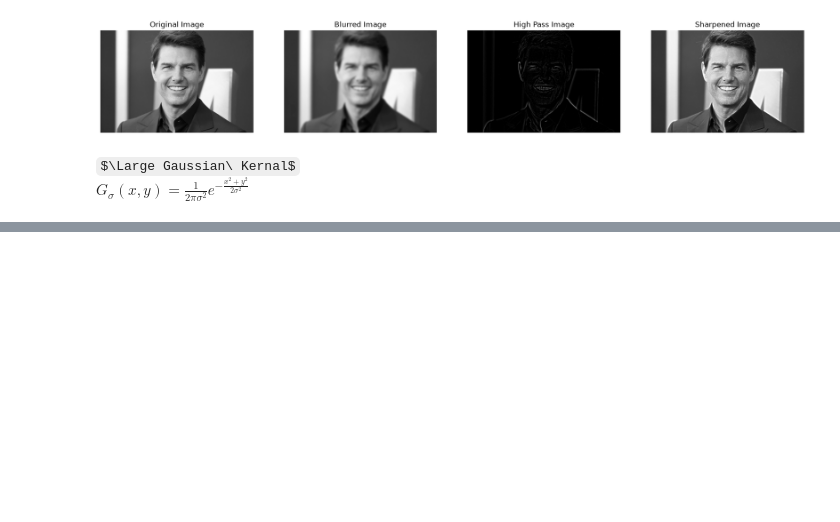
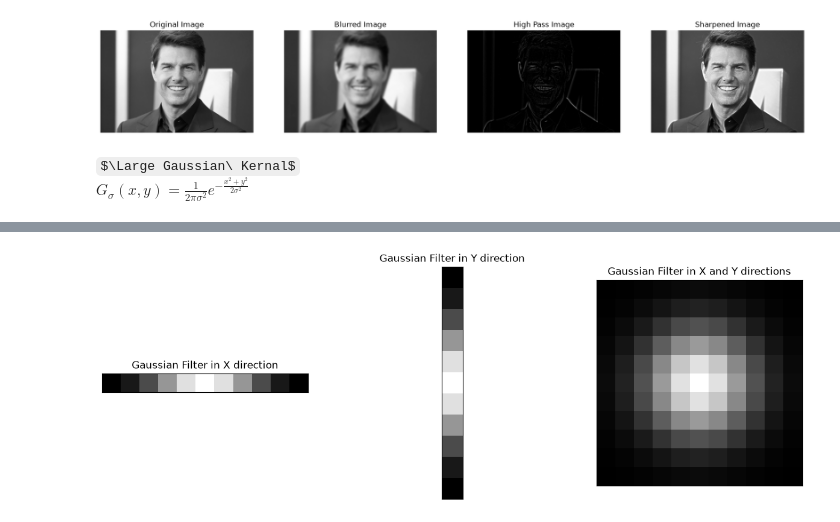
Before and after one commit to codingNR29/Image-processing, a Jupyter notebook: 03 Spatial Filtering.ipynb, the cells around one changed output, grey strips where cells are left out. Saved outputs shown, nothing was run; the diff lists cells and outputs as text; code cells hidden in the pictures; some formulas as TeX source; blank space fills up the shorter version.

Commit message:
Implementing gaussian from 1D vectors

```diff
--- a/03 Spatial Filtering.ipynb
+++ b/03 Spatial Filtering.ipynb
@@ -104,0 +113,31 @@ plt.show()
+# %%
+# Gaussian functions in x and y directions
+g_x = (1/(np.sqrt(2*np.pi)*sigma)) * np.exp(-(x**2)/(2*sigma**2))
+g_y = (1/(np.sqrt(2*np.pi)*sigma)) * np.exp(-(y**2)/(2*sigma**2))
+
+# 2D Gaussian from outer product
+g_xy_2d = np.outer(g_y, g_x)
+
+# Normalizing the Gaussian functions to the range [0, 255]
+g_x_norm = cv.normalize(g_x, None, 0, 255, cv.NORM_MINMAX, cv.CV_8U)
+g_y_norm = cv.normalize(g_y, None, 0, 255, cv.NORM_MINMAX, cv.CV_8U)
+g_xy_2d_norm = cv.normalize(g_xy_2d, None, 0, 255, cv.NORM_MINMAX, cv.CV_8U)
+
+fig3, ax3 = plt.subplots(1, 3, figsize=(15, 5))
+
+ax3[0].imshow(g_x_norm.reshape(1, -1), cmap='gray')
+ax3[0].set_title('Gaussian Filter in X direction')
+
+ax3[1].imshow(g_y_norm.reshape(-1, 1), cmap='gray')
+ax3[1].set_title('Gaussian Filter in Y direction')
+
+ax3[2].imshow(g_xy_2d_norm, cmap='gray')
+ax3[2].set_title('Gaussian Filter in X and Y directions')
+
+for a in ax3:
+    a.set_xticks([])
+    a.set_yticks([])
+
+plt.show()
+# %% [output]
+[figure, added]
```
Also changed, not shown: parts of 2 cells of this notebook.
